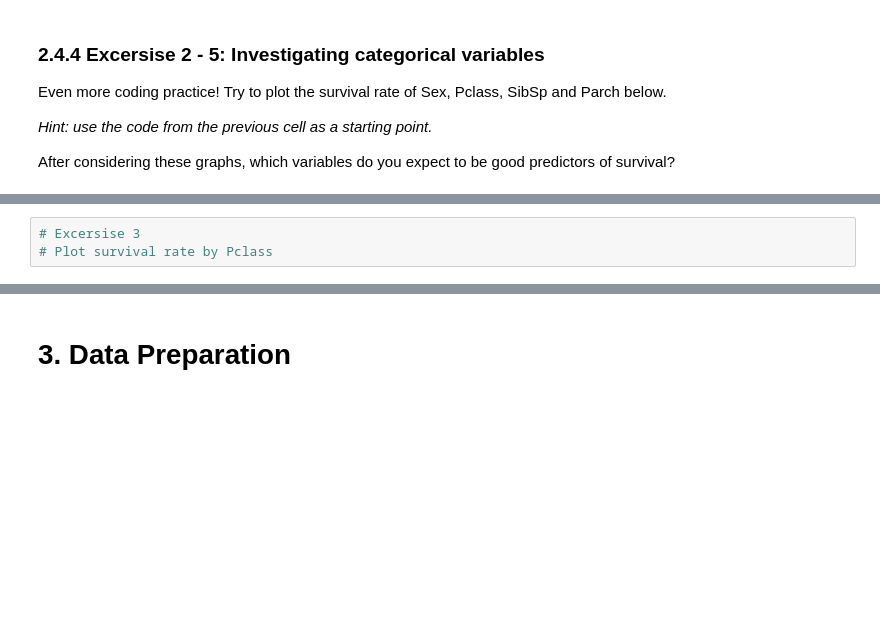
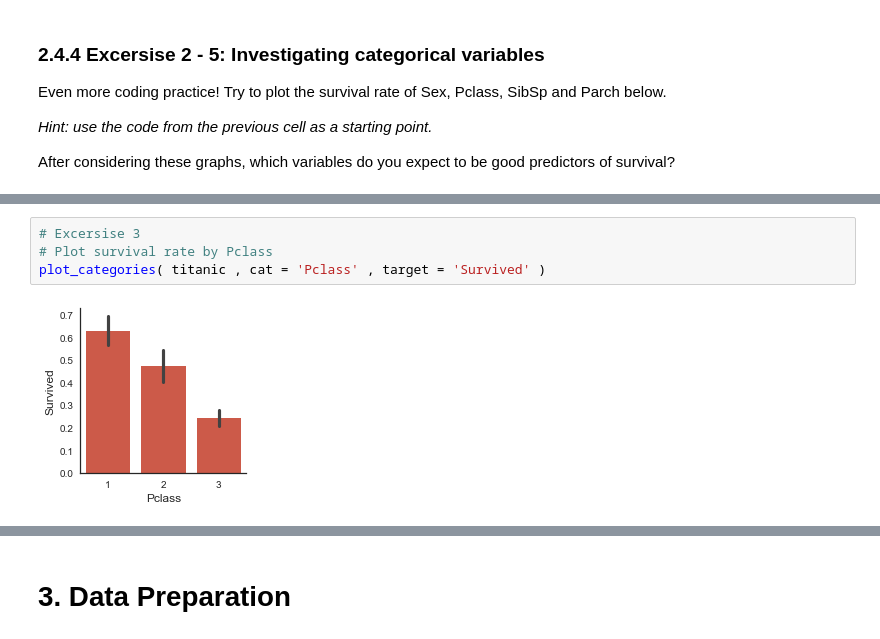
Before and after one commit to probe301/kaggle, a Jupyter notebook: Titanic/An Interactive Data Science Tutorial.ipynb, the cells around one changed output, grey strips where cells are left out. Drawn from its saved outputs; the diff is of its cells as text; blank space fills up the shorter version.

```diff
--- a/Titanic/An Interactive Data Science Tutorial.ipynb
+++ b/Titanic/An Interactive Data Science Tutorial.ipynb
@@ -269,6 +370,9 @@ After considering these graphs, which variables do you expect to be good predict
 # %%
 # Excersise 3
 # Plot survival rate by Pclass
+plot_categories( titanic , cat = 'Pclass' , target = 'Survived' )
+# %% [output]
+[figure, added]
 # %%
 # Excersise 4
 # Plot survival rate by SibSp
```
Also changed, not shown: parts of 25 cells of this notebook, 1 other file.
